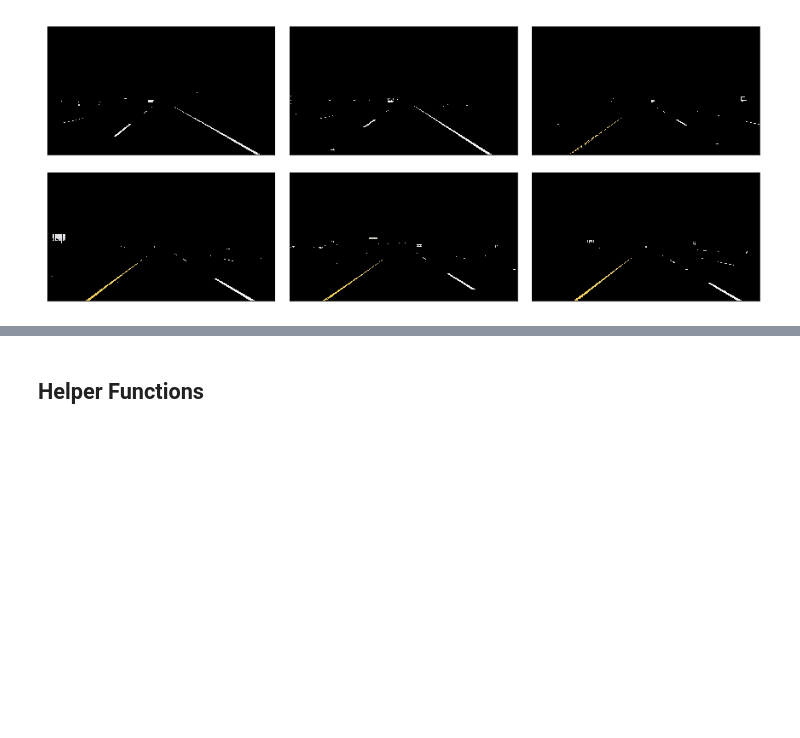
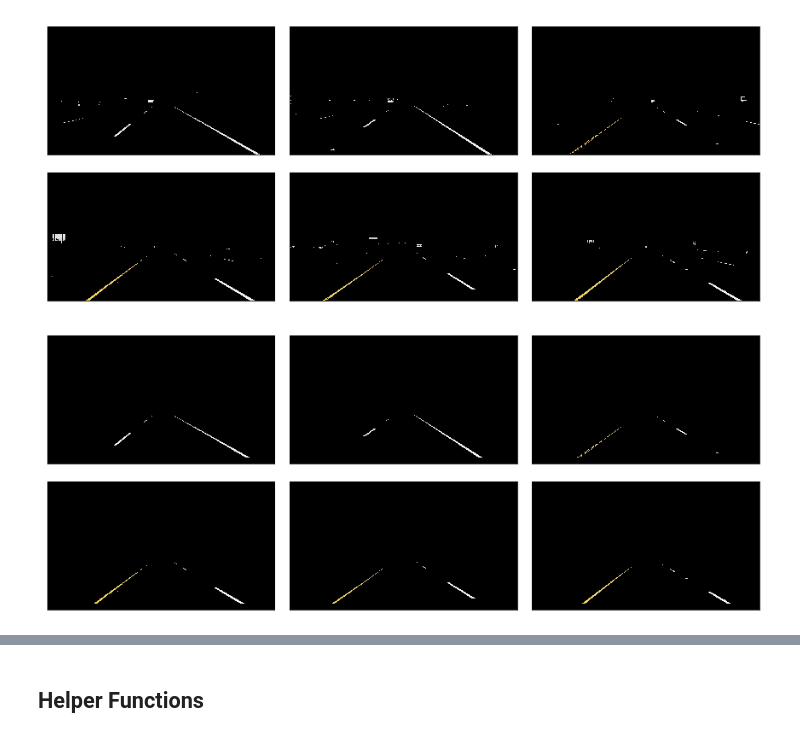
Before and after one commit to aravindbcarnd/CarND-LaneLines-P1, a Jupyter notebook: P1.ipynb, the cells around one changed output, grey strips where cells are left out. Saved outputs shown, nothing was run; the diff lists cells and outputs as text; code cells hidden in the pictures; blank space fills up the shorter version.

```diff
--- a/P1.ipynb
+++ b/P1.ipynb
@@ -98,6 +98,49 @@ def select_lane_colors(image):
     white_yellow_mask = cv2.bitwise_or(white_mask, yellow_mask)
     return cv2.bitwise_and(image, image, mask = white_yellow_mask)
 
-display_images(list(map(select_lane_colors, test_images)))
+color_mask_images = list(map(select_lane_colors, test_images))
+display_images(color_mask_images)
 # %% [output]
 [figure]
+# %%
+def region_of_interest(img, vertices):
+    """
+    Applies an image mask.
+
+    Only keeps the region of the image defined by the polygon
+    formed from `vertices`. The rest of the image is set to black.
+    """
+    #defining a blank mask to start with
+    mask = np.zeros_like(img)
+
+    #defining a 3 channel or 1 channel color to fill the mask with depending on the input image
+    if len(img.shape) > 2:
+        channel_count = img.shape[2]  # i.e. 3 or 4 depending on your image
+        ignore_mask_color = (255,) * channel_count
+    else:
+        ignore_mask_color = 255
+
+    #filling pixels inside the polygon defined by "vertices" with the fill color
+    cv2.fillPoly(mask, vertices, ignore_mask_color)
+
+    #returning the image only where mask pixels are nonzero
+    masked_image = cv2.bitwise_and(img, mask)
+    return masked_image
+
+def select_region(image):
+
+    # first, define the polygons by vertices
+    rows, cols = image.shape[:2]
+    bottom_left  = [cols*0.05, rows*0.95]
+    top_left     = [cols*0.4, rows*0.6]
+    bottom_right = [cols*0.95, rows*0.95]
+    top_right    = [cols*0.6, rows*0.6]
+
+    # the vertices are an array of polygons (i.e array of arrays) and the data type must be integer
+    vertices = np.array([[bottom_left, top_left, top_right, bottom_right]], dtype=np.int32)
+    return region_of_interest(image, vertices)
+
+cropped_images = list(map(select_region, color_mask_images))
+display_images(cropped_images)
+# %% [output]
+[figure, added]
```
Also changed, not shown: parts of 14 cells of this notebook.
